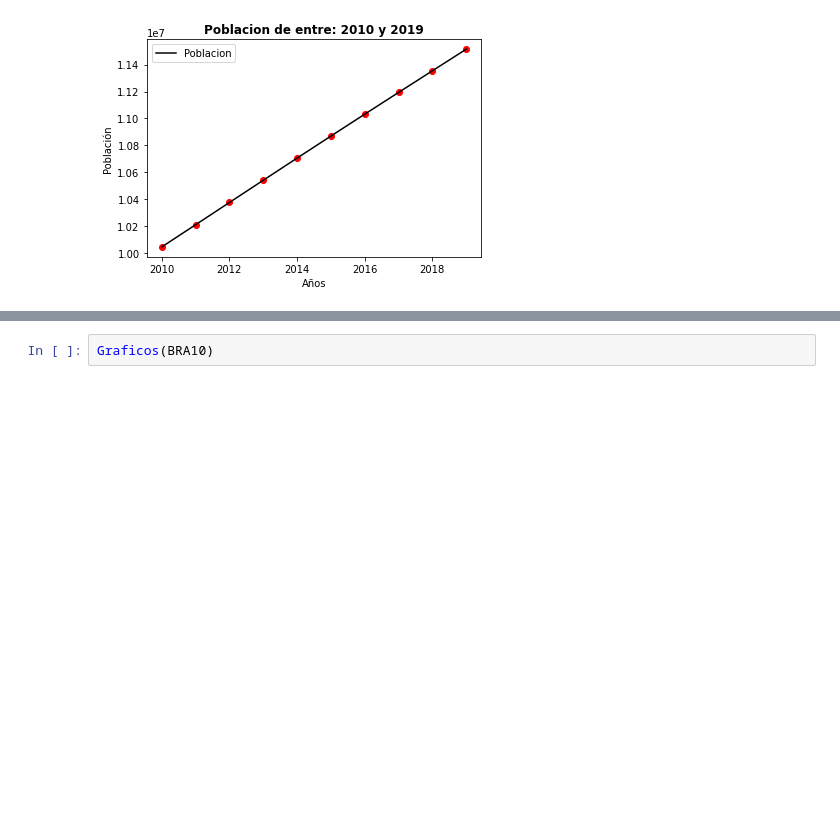
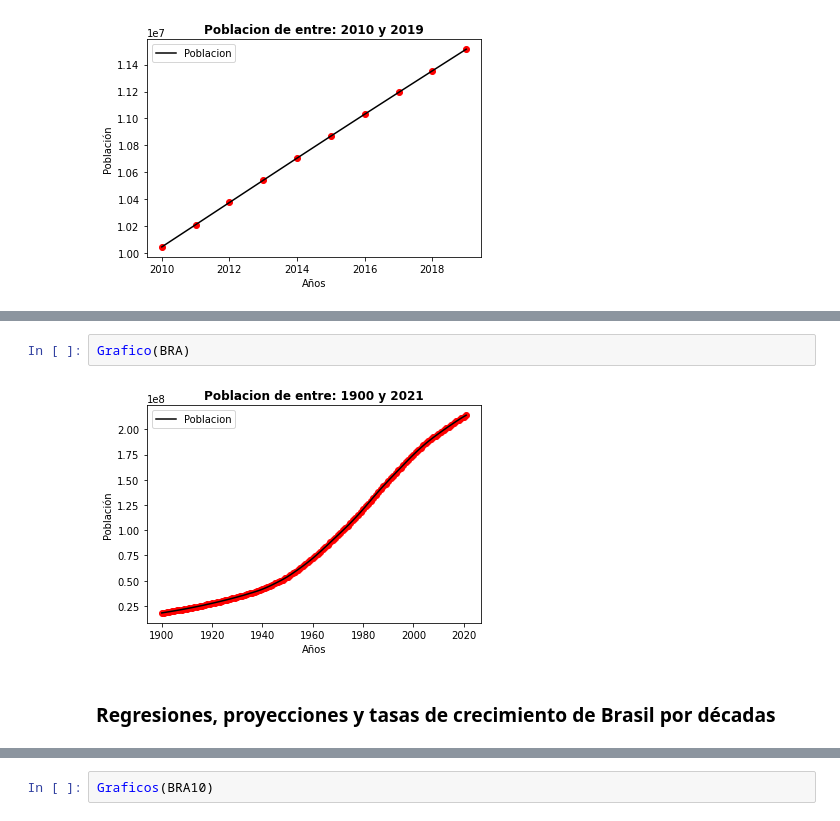
Before and after one commit to Danp06/Procesamiento, a Jupyter notebook: Trabajo Final.ipynb, the cells around one changed output, grey strips where cells are left out. Cells and saved outputs as stored; diff of their text form; blank space fills up the shorter version.

```diff
--- a/Trabajo Final.ipynb
+++ b/Trabajo Final.ipynb
@@ -184,0 +941,6 @@ Graficos(BOL10)
+# %%
+Grafico(BRA)
+# %% [output]
+[figure, added]
+# %% [markdown]
+### Regresiones, proyecciones y tasas de crecimiento de Brasil por décadas
```
Also changed, not shown: parts of 84 cells of this notebook.
